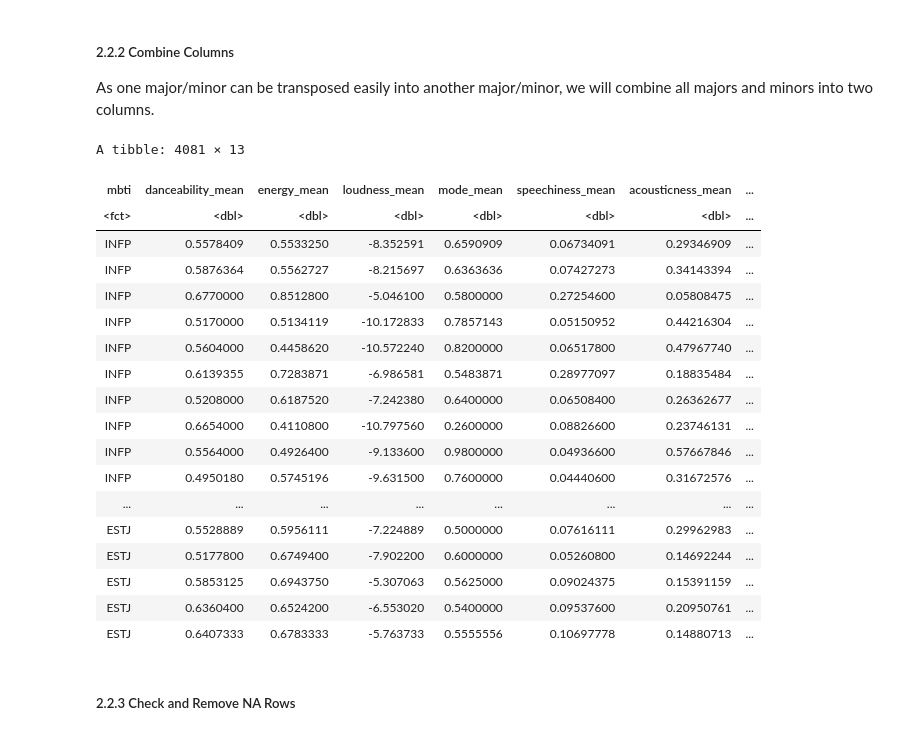
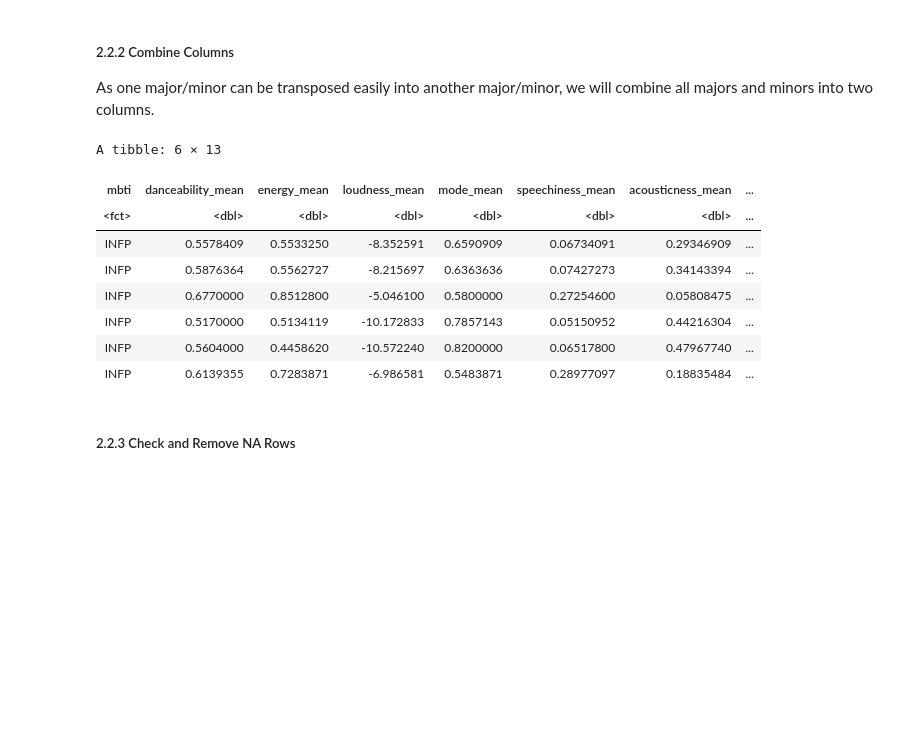
Before and after one commit to ccliang4/dsci-100-2022w1-sec-005-group-28, a Jupyter notebook: Group Project Report.ipynb, the cells around one changed output. Drawn from its saved outputs; the diff is of its cells as text; code cells hidden in the pictures; blank space fills up the shorter version.

```diff
--- a/Group Project Report.ipynb
+++ b/Group Project Report.ipynb
@@ -120,35 +100,25 @@ As one major/minor can be transposed easily into another major/minor, we will co
 # %%
 spotify_mbti_major_minor <- spotify_mbti_remove_function_pair |>
     mutate(major_count = CMajor_count + `C#/DbMajor_count` + DMajor_count +
            `D#_EbMajor_count` + EMajor_count + FMajor_count + GMajor_count +
            `G#/AbMajor_count` + AMajor_count + BMajor_count + `A#/BbMajor_count` +
            `F#/GbMajor_count`,
            minor_count = Cminor_count + `C#/Dbminor_count` + Eminor_count +
            Fminor_count + `F#/Gbminor_count` + `G#/Abminor_count` +
            Aminor_count + `A#/Bbminor_count` + Dminor_count + `D#_Ebminor_count` +
            Gminor_count + Bminor_count) |>
     select(mbti:instrumentalness_mean, major_count, minor_count)
-spotify_mbti_major_minor
+head(spotify_mbti_major_minor)
 # %% [output]
-A tibble: 4081 × 13
+A tibble: 6 × 13
 | mbti | danceability_mean | energy_mean | loudness_mean | mode_mean | speechiness_mean | acousticness_mean | ... |
 | <fct> | <dbl> | <dbl> | <dbl> | <dbl> | <dbl> | <dbl> | ... |
 | INFP | 0.5578409 | 0.5533250 | -8.352591 | 0.6590909 | 0.06734091 | 0.29346909 | ... |
 | INFP | 0.5876364 | 0.5562727 | -8.215697 | 0.6363636 | 0.07427273 | 0.34143394 | ... |
 | INFP | 0.6770000 | 0.8512800 | -5.046100 | 0.5800000 | 0.27254600 | 0.05808475 | ... |
 | INFP | 0.5170000 | 0.5134119 | -10.172833 | 0.7857143 | 0.05150952 | 0.44216304 | ... |
 | INFP | 0.5604000 | 0.4458620 | -10.572240 | 0.8200000 | 0.06517800 | 0.47967740 | ... |
 | INFP | 0.6139355 | 0.7283871 | -6.986581 | 0.5483871 | 0.28977097 | 0.18835484 | ... |
-| INFP | 0.5208000 | 0.6187520 | -7.242380 | 0.6400000 | 0.06508400 | 0.26362677 | ... |
-| INFP | 0.6654000 | 0.4110800 | -10.797560 | 0.2600000 | 0.08826600 | 0.23746131 | ... |
-| INFP | 0.5564000 | 0.4926400 | -9.133600 | 0.9800000 | 0.04936600 | 0.57667846 | ... |
-| INFP | 0.4950180 | 0.5745196 | -9.631500 | 0.7600000 | 0.04440600 | 0.31672576 | ... |
-| ... | ... | ... | ... | ... | ... | ... | ... |
-| ESTJ | 0.5528889 | 0.5956111 | -7.224889 | 0.5000000 | 0.07616111 | 0.29962983 | ... |
-| ESTJ | 0.5177800 | 0.6749400 | -7.902200 | 0.6000000 | 0.05260800 | 0.14692244 | ... |
-| ESTJ | 0.5853125 | 0.6943750 | -5.307063 | 0.5625000 | 0.09024375 | 0.15391159 | ... |
-| ESTJ | 0.6360400 | 0.6524200 | -6.553020 | 0.5400000 | 0.09537600 | 0.20950761 | ... |
-| ESTJ | 0.6407333 | 0.6783333 | -5.763733 | 0.5555556 | 0.10697778 | 0.14880713 | ... |
 # %% [markdown]
 ##### 2.2.3 Check and Remove NA Rows
 # %%
```
Also changed, not shown: parts of 6 cells of this notebook.
